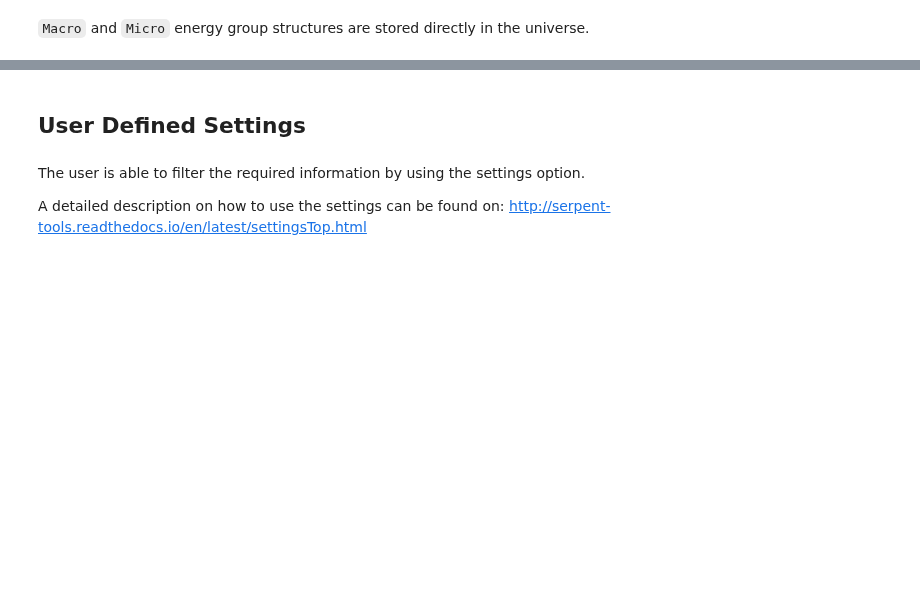
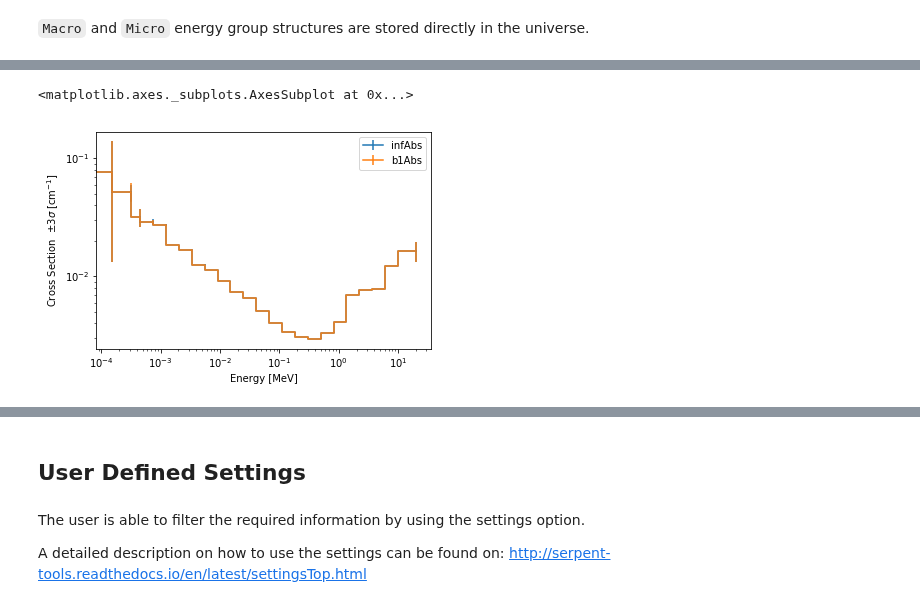
Before and after one commit to CORE-GATECH-GROUP/serpent-tools, a Jupyter notebook: examples/ResultsReader.ipynb, the cells around one changed output, grey strips where cells are left out. Drawn from its saved outputs; the diff is of its cells as text; code cells hidden in the pictures; blank space fills up the shorter version.

```diff
--- a/examples/ResultsReader.ipynb
+++ b/examples/ResultsReader.ipynb
@@ -343,0 +304,5 @@ plt.xlabel('Energy, MeV'), plt.ylabel('Macroscopic fission cross section, cm$^{-
+# %%
+univ3101.plot(['infAbs', 'b1Abs'])
+# %% [output]
+<matplotlib.axes._subplots.AxesSubplot at 0x...>
+[figure, added]
```
Also changed, not shown: parts of 28 cells of this notebook, 15 other files.
